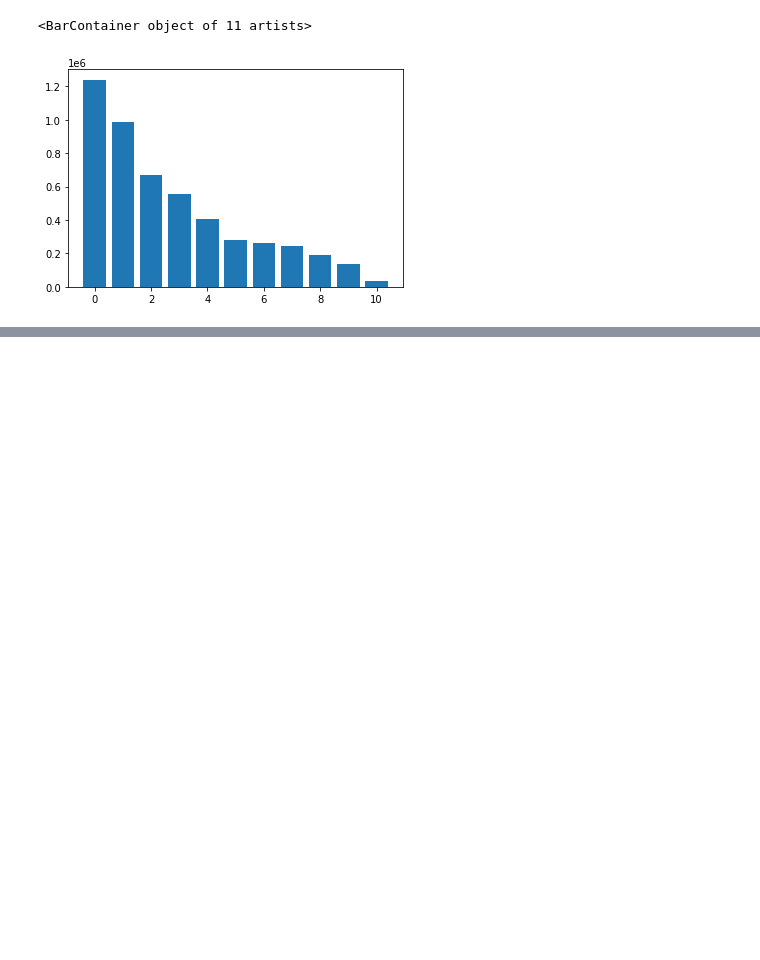
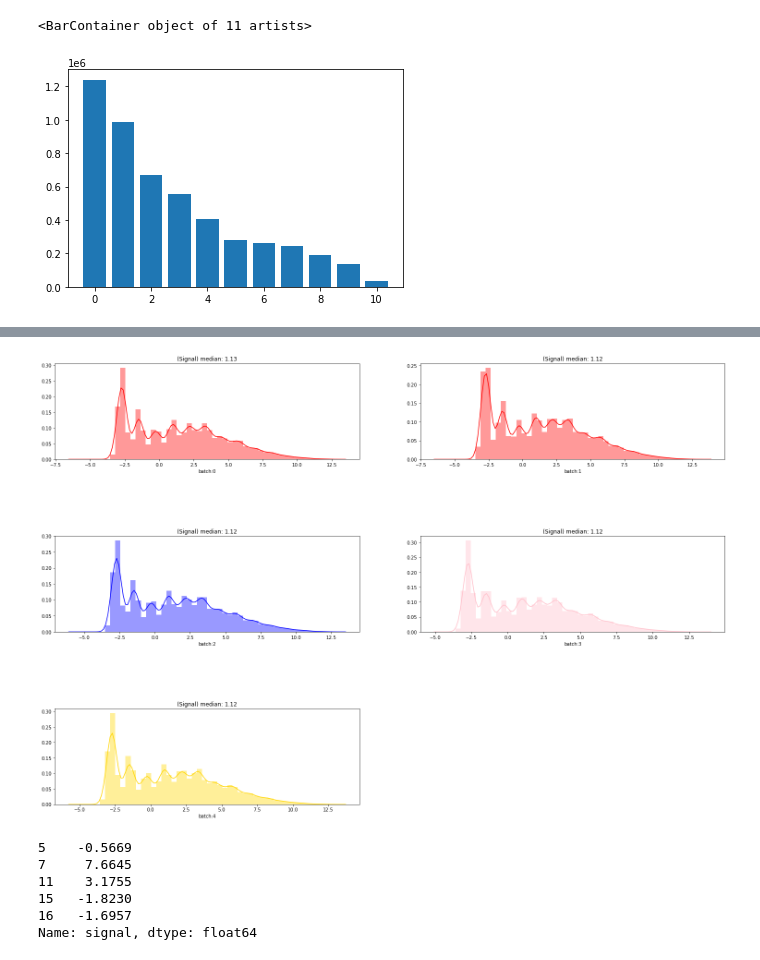
Before and after one commit to kirilllzaitsev/ion_switching, a Jupyter notebook: src/exploration.ipynb, the cells around one changed output, grey strips where cells are left out. Drawn from its saved outputs; the diff is of its cells as text; code cells hidden in the pictures; blank space fills up the shorter version.

```diff
--- a/src/exploration.ipynb
+++ b/src/exploration.ipynb
@@ -13,0 +28,14 @@ plt.bar(sorted(df.open_channels.unique()), df.open_channels.value_counts().value
+# %%
+
+df = pd.DataFrame()
+ROW_PER_BATCH = 500_000
+plt.figure(figsize=(26, 22))
+plt.subplots_adjust(top=1.2, hspace = 0.8)
+colors = ['red','red','blue','pink','gold','brown','blue','pink','brown','gold']
+for i in train['kfold'].unique():
+    df[ f'batch:{i}' ] = train.iloc[i*ROW_PER_BATCH : (i+1)*ROW_PER_BATCH].reset_index().signal
+    plt.subplot(5, 2, i + 1)
+
+    sns.distplot(df[f'batch:{i}'], color= colors[i]).set_title(f"(Signal) median: {df[f'batch:{i}'].median():.2f}")
+# %% [output]
+[figure, added]
@@ -13,0 +48,9 @@ plt.bar(sorted(df.open_channels.unique()), df.open_channels.value_counts().value
+# %%
+train_df.loc[train_df['kfold']==fold, 'signal'].head()
+# %% [output]
+5    -0.5669
+7     7.6645
+11    3.1755
+15   -1.8230
+16   -1.6957
+Name: signal, dtype: float64
```
Also changed, not shown: parts of 10 cells of this notebook.
